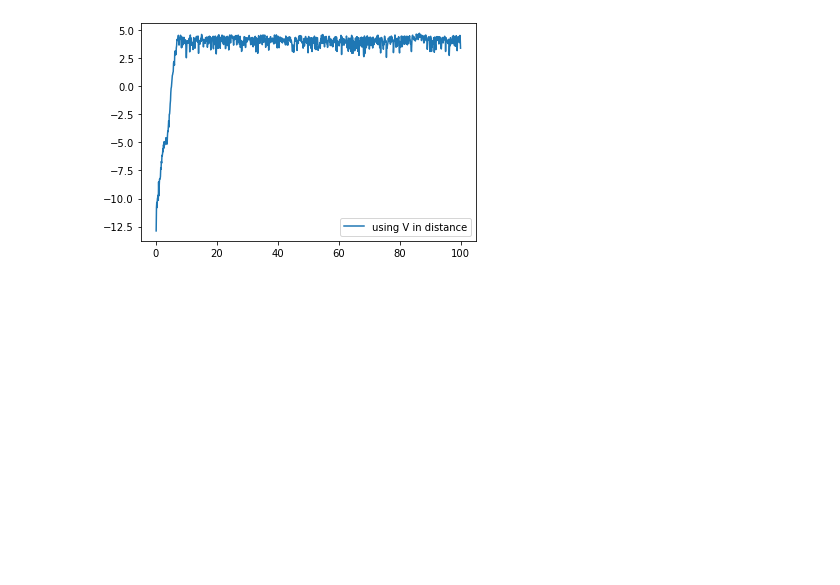
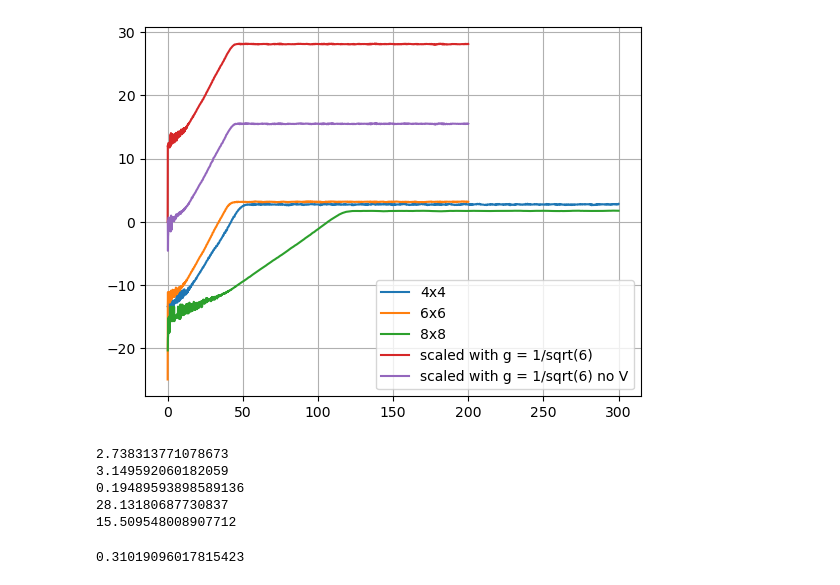
Before and after one commit to juanangel69420/DIAS-Programmes, a Jupyter notebook: D0_branes lyapunov exponents.ipynb, the cells around one changed output. Drawn from its saved outputs; the diff is of its cells as text; code cells hidden in the pictures; blank space fills up the shorter version.

```diff
--- a/D0_branes lyapunov exponents.ipynb
+++ b/D0_branes lyapunov exponents.ipynb
@@ -194,29 +203,58 @@ def distance_X_V(
     dV1_sqr + dV2_sqr + dV3_sqr + dV4_sqr + dV5_sqr + dV6_sqr + dV7_sqr + dV8_sqr + dV9_sqr
 
     return np.abs(np.sqrt(dist_sum.trace()))
+# %%
+X_distances_6x6_g = np.zeros(record)
+
+for i in np.arange(record):
+
+    X_distances_6x6_g[i] = distance_X(
+        X1[i],X2[i],X3[i],X4[i],X5[i],X6[i],X7[i],X8[i],X9[i],
+        X1_ds[i],X2_ds[i],X3_ds[i],X4_ds[i],X5_ds[i],X6_ds[i],X7_ds[i],X8_ds[i],X9_ds[i],
+    )
 # %%
-distances_X = np.zeros(record)
-distances_X_V = np.zeros(record)
+X_distances_6x6_g = np.zeros(record)
 
 for i in np.arange(record):
 
-    distances_X[i] = distance(
-        X1[i],X2[i],X3[i],X4[i],X5[i],X6[i],X7[i],X8[i],X9[i],
-        X1_ds[i],X2_ds[i],X3_ds[i],X4_ds[i],X5_ds[i],X6_ds[i],X7_ds[i],X8_ds[i],X9_ds[i],
-    )
-
-    distances_X_V[i] = distance_X_V(
+    X_distances_6x6_g[i] = distance_X_V(
         X1[i],X2[i],X3[i],X4[i],X5[i],X6[i],X7[i],X8[i],X9[i],
         X1_ds[i],X2_ds[i],X3_ds[i],X4_ds[i],X5_ds[i],X6_ds[i],X7_ds[i],X8_ds[i],X9_ds[i],
         V1[i],V2[i],V3[i],V4[i],V5[i],V6[i],V7[i],V8[i],V9[i],
         V1_ds[i],V2_ds[i],V3_ds[i],V4_ds[i],V5_ds[i],V6_ds[i],V7_ds[i],V8_ds[i],V9_ds[i]
     )
+# %%
+dX_0 = X_distances_6x6_g[1]
+# %%
+X_scaled_distances = X_distances_6x6_g / dX_0
 # %%
-t = np.linspace(0,100,1000)
+t_4x4 = np.linspace(0,300,3000)
+t_6x6 = np.linspace(0,200,2000)
+t_8x8 = np.linspace(0,300,3000)
 
-# Plots start at 2nd element because taking log of distances gives infinity and warning
-plt.plot(t,np.log(distances_X_V), label = "using V in distance")
+plt.plot(t_4x4,np.log(distances_4x4),label = "4x4")
+plt.plot(t_6x6,np.log(distances_6x6),label = "6x6")
+plt.plot(t_8x8,np.log(distances_8x8),label = "8x8")
+plt.plot(t_6x6,np.log(scaled_distances), label = "scaled with g = 1/sqrt(6)")
+plt.plot(t_6x6,np.log(X_scaled_distances), label = "scaled with g = 1/sqrt(6) no V")
+plt.savefig("2X2 Matrices with Energy E = 30.366.jpg")
 plt.legend()
-plt.savefig("2X2 Matrices with Energy E = 18205.1.jpg");
+plt.grid(True);
 # %% [output]
-[figure, old version]
+[figure, new version]
+# %%
+print(np.mean(np.log(distances_4x4[500:])))
+print(np.mean(np.log(distances_6x6[500:])))
+print(np.mean(np.log(distances_8x8[500:])))
+print(np.mean(np.log(scaled_distances[500:])))
+print(np.mean(np.log(X_scaled_distances[500:])))
+# %% [output]
+2.738313771078673
+3.149592060182059
+0.19489593898589136
+28.13180687730837
+15.509548008907712
+# %%
+np.mean(np.log(X_scaled_distances[500:]))/50
+# %% [output]
+0.31019096017815423
```
Also changed, not shown: parts of 7 cells of this notebook, 2 other files.
